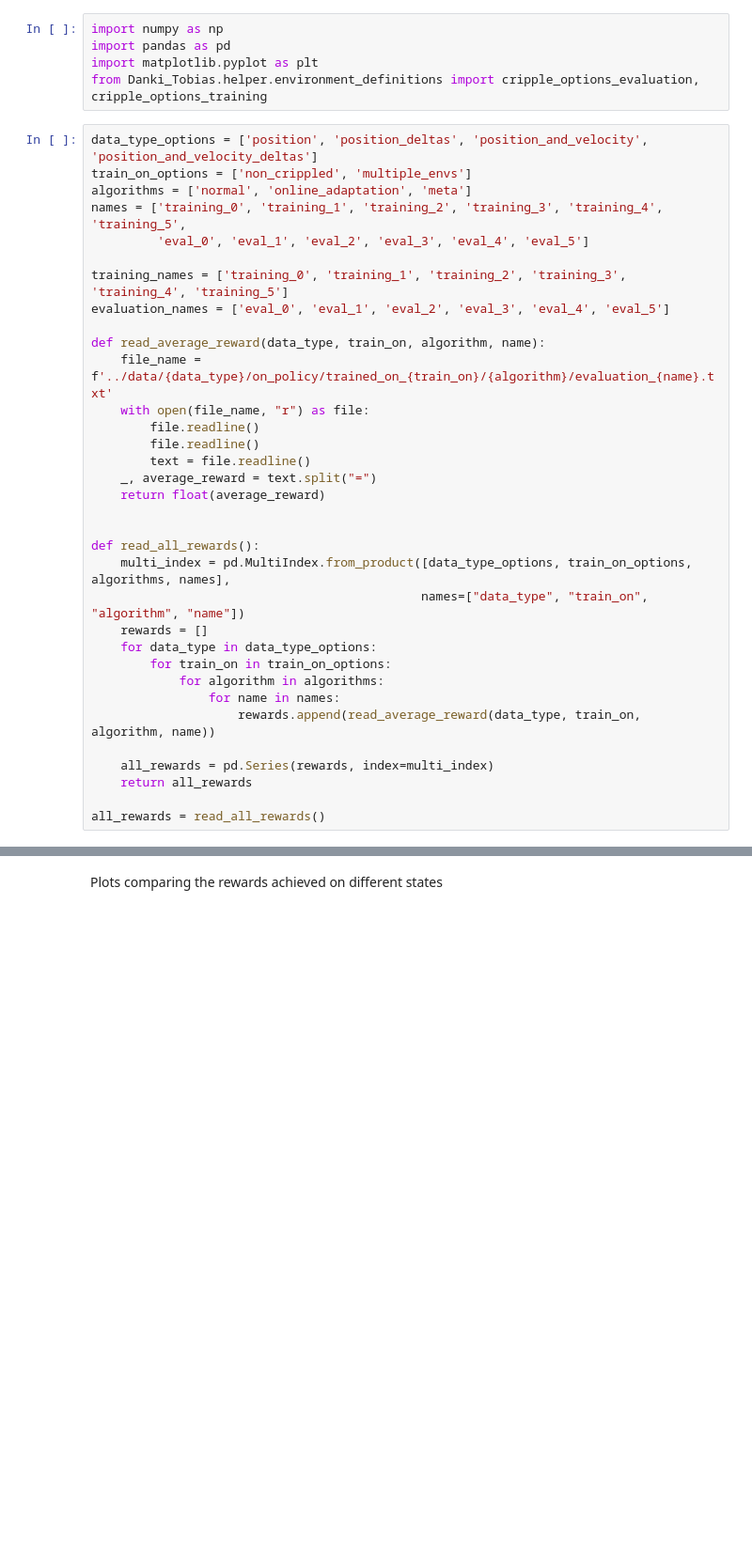
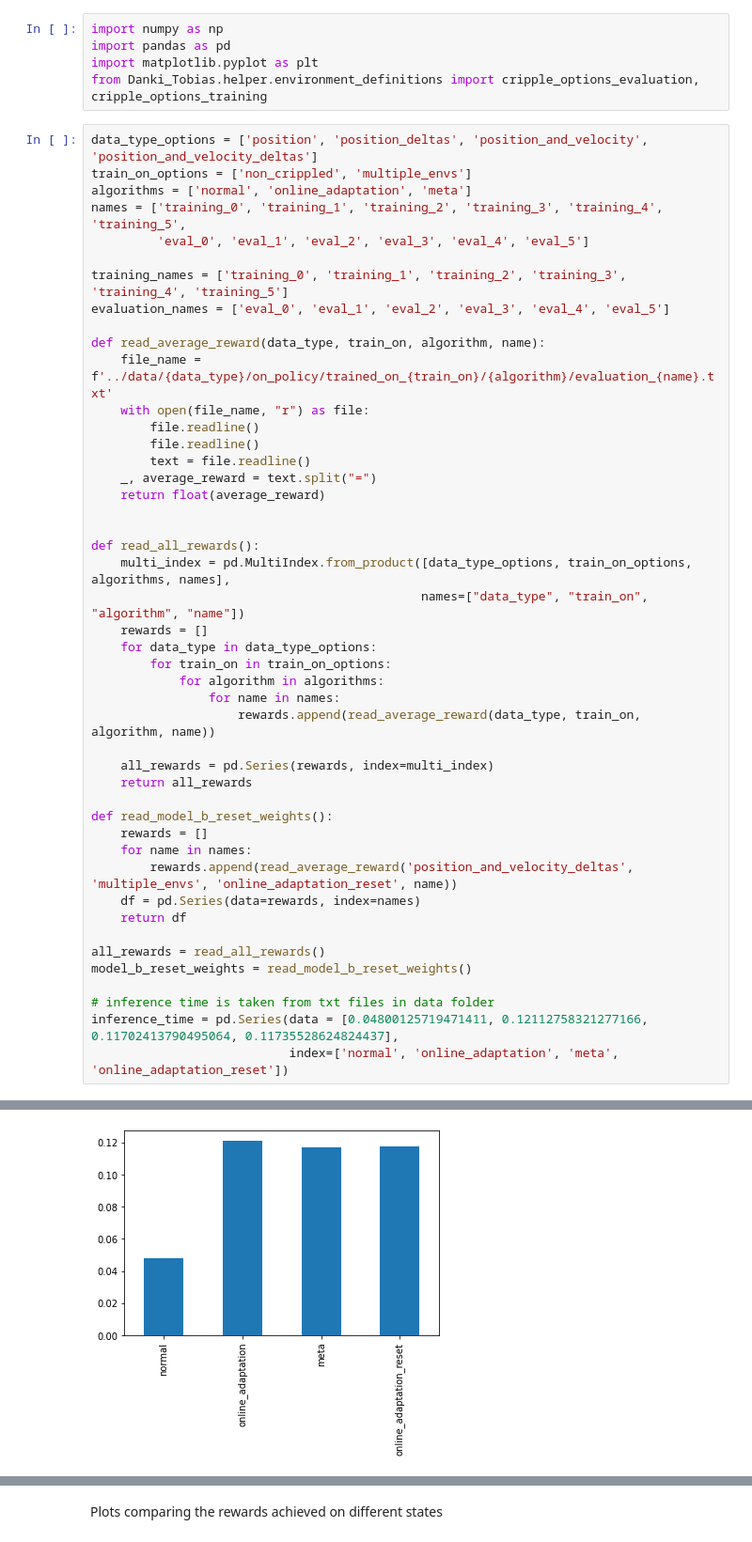
Before and after one commit to DankiLiu/DL4Robotics, a Jupyter notebook: Danki_Tobias/evaluation/plot_statistics.ipynb, the cells around one changed output, grey strips where cells are left out. Shown at 94% size. Cells and saved outputs as stored; diff of their text form; blank space fills up the shorter version.

Commit message:
adds plot comparing Model B

```diff
--- a/Danki_Tobias/evaluation/plot_statistics.ipynb
+++ b/Danki_Tobias/evaluation/plot_statistics.ipynb
@@ -36,4 +36,17 @@ def read_all_rewards():
     all_rewards = pd.Series(rewards, index=multi_index)
     return all_rewards
 
+def read_model_b_reset_weights():
+    rewards = []
+    for name in names:
+        rewards.append(read_average_reward('position_and_velocity_deltas', 'multiple_envs', 'online_adaptation_reset', name))
+    df = pd.Series(data=rewards, index=names)
+    return df
+
 all_rewards = read_all_rewards()
+model_b_reset_weights = read_model_b_reset_weights()
+
+# inference time is taken from txt files in data folder
+inference_time = pd.Series(data = [0.04800125719471411, 0.12112758321277166, 0.11702413790495064, 0.11735528624824437],
+                           index=['normal', 'online_adaptation', 'meta', 'online_adaptation_reset'])
+# %% [output]
@@ -39,0 +54 @@ all_rewards = read_all_rewards()
+[figure, added]
```
Also changed, not shown: parts of 3 cells of this notebook, 3 other files.
